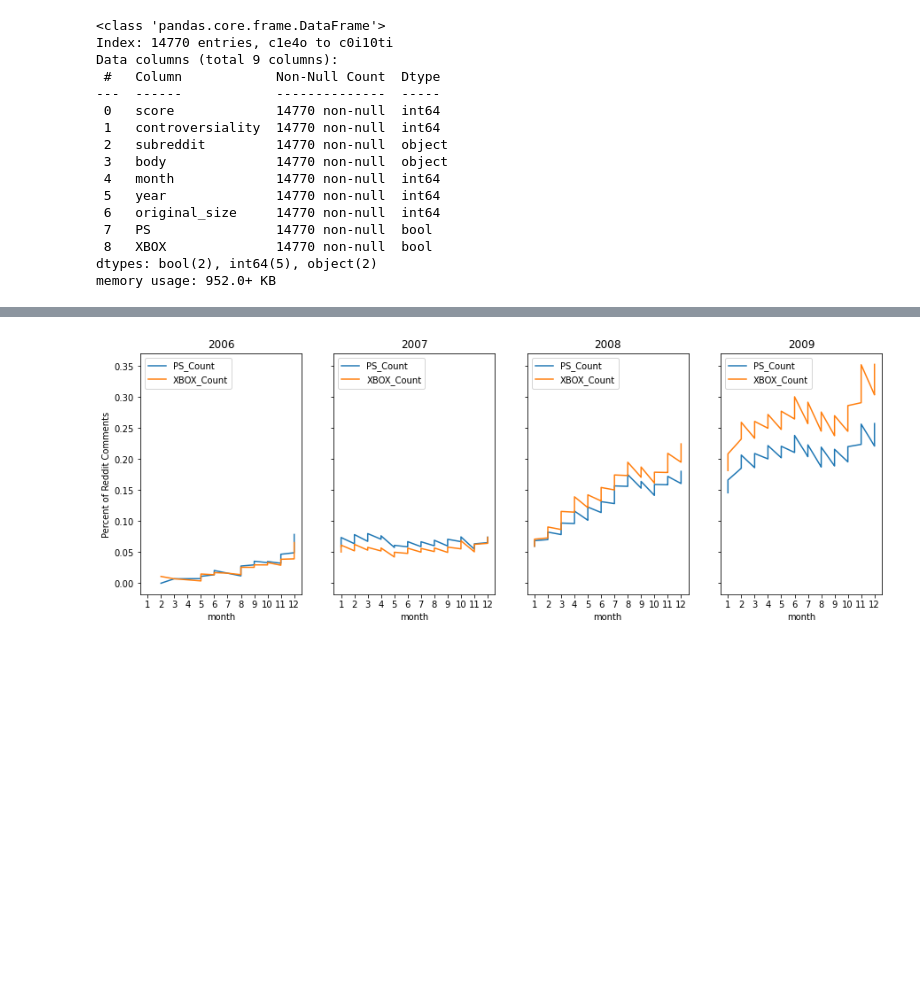
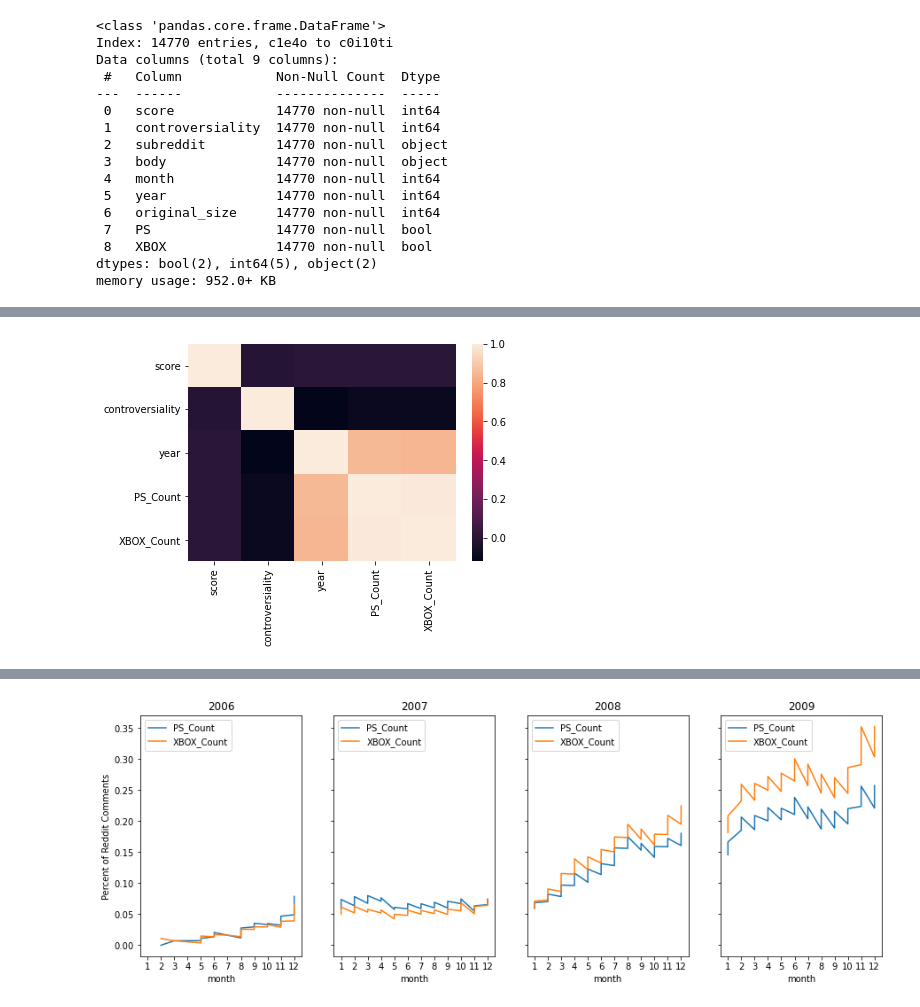
Before and after one commit to ryanlybbert/Capstone2, a Jupyter notebook: UnguidedCapstoneEDA.ipynb, the cells around one changed output, grey strips where cells are left out. Cells and saved outputs as stored; diff of their text form; code cells hidden in the pictures; blank space fills up the shorter version.

```diff
--- a/UnguidedCapstoneEDA.ipynb
+++ b/UnguidedCapstoneEDA.ipynb
@@ -33,0 +47,17 @@ memory usage: 952.0+ KB
+# %%
+#Not a ton of useful information here.  PS_Count and XBOX_Count are both positively correlated
+#with year and each other, as both useage of Reddit since its inception in 2005 and talk of the
+#consoles have increased over the years.
+#What is interesting about that though is that the two count columns are percents of
+#overall Reddit comments, meaning PS and XBOX have become increasing popular topics of conversation.
+
+#As one might expect, controversiality and score are negatively correlated.
+#Looking at the heatmap though, they're negatively correlated with everything else as well.
+#This is because controversiality only has two values: 0 and 1, the former appearing over 14k times
+#while the latter only shows up 15 times, all of which were in 2006 and 2007.
+#Score, meanwhile has a wide variance, with about 11k/14.5k entries being between 0 and 4 but overall
+#ranging from -45 to 398.
+sns.heatmap(corr_df.corr())
+plt.show()
+# %% [output]
+[figure, added]
```
Also changed, not shown: parts of 6 cells of this notebook.
